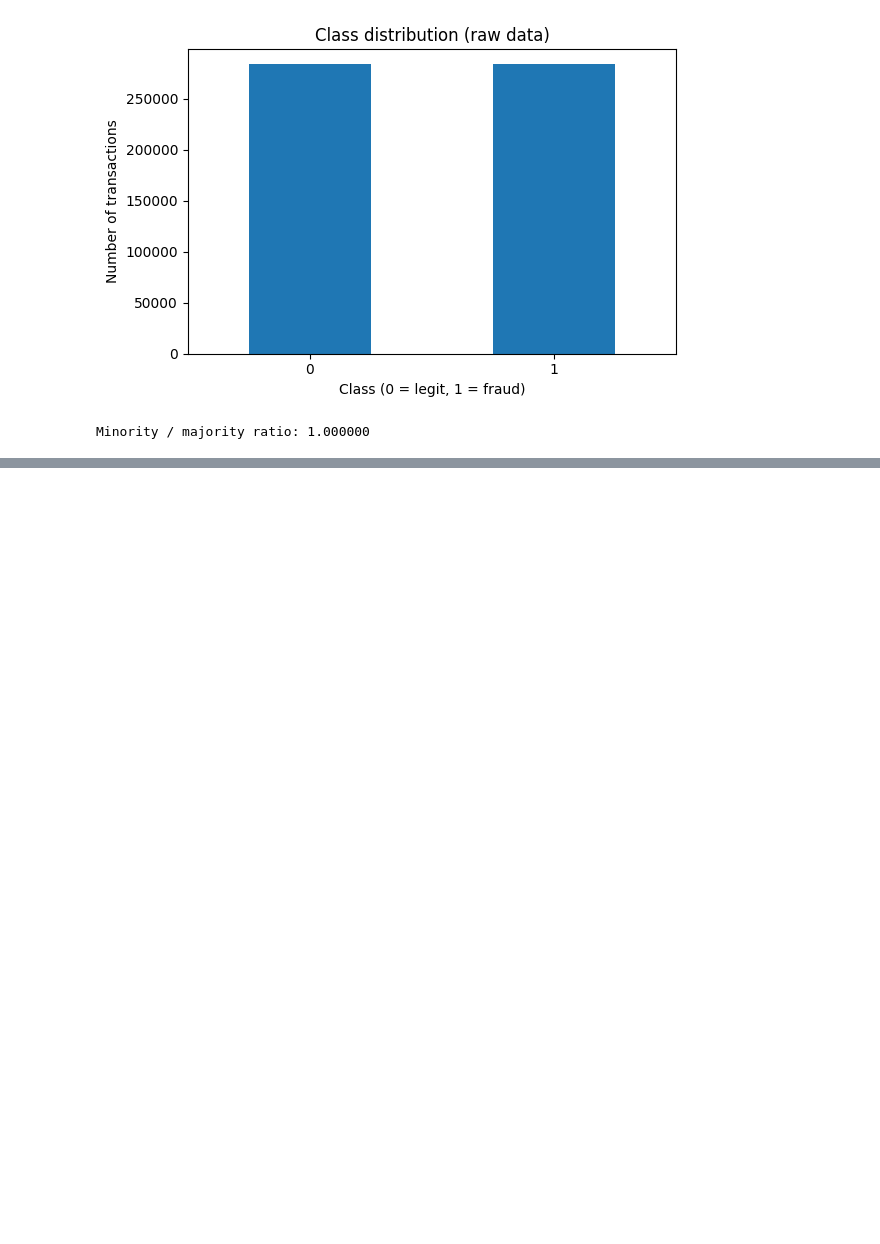
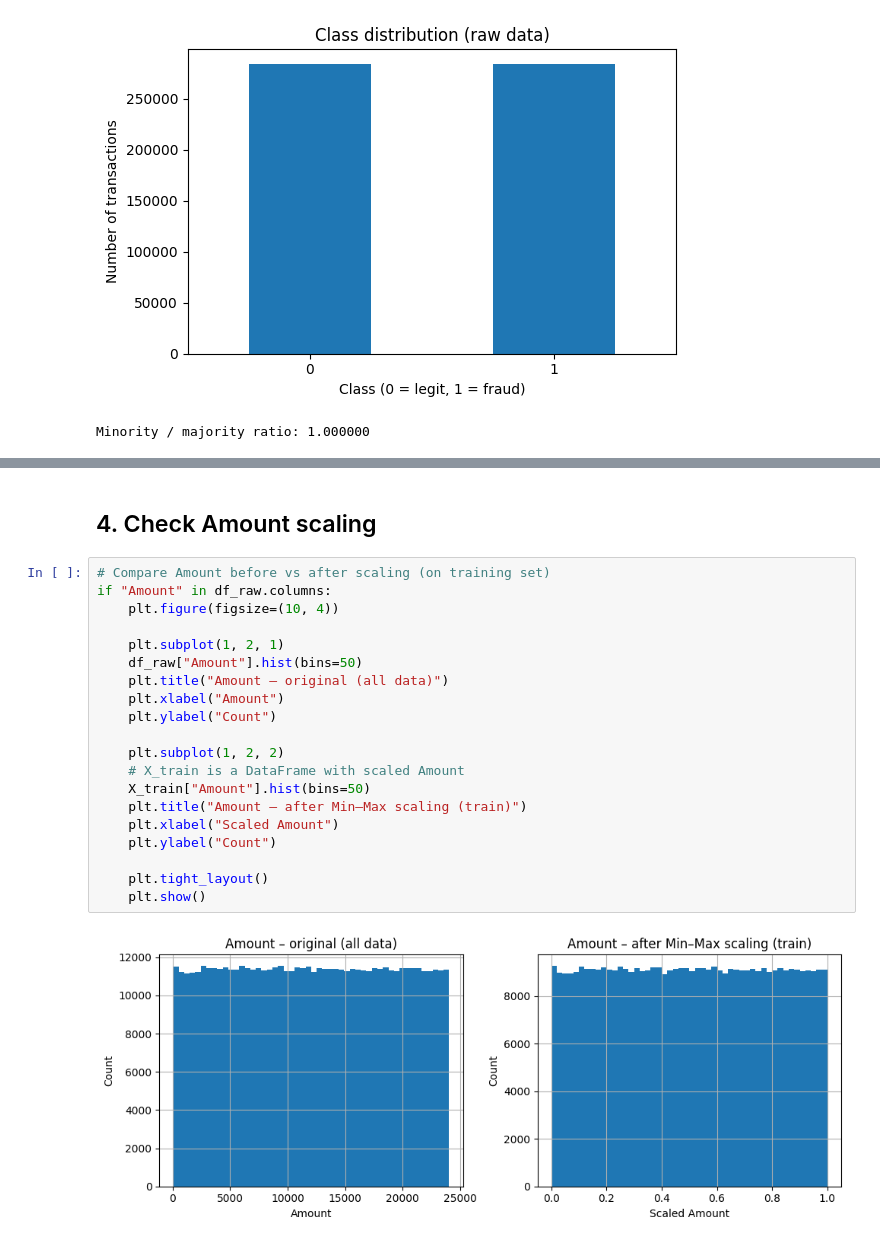
Before and after one commit to whuan349/DS3000_Credit_Card_Fraud_Detection, a Jupyter notebook: DS3000_Project.ipynb, the cells around one changed output, grey strips where cells are left out. Cells and saved outputs as stored; diff of their text form; blank space fills up the shorter version.

```diff
--- a/DS3000_Project.ipynb
+++ b/DS3000_Project.ipynb
@@ -176,0 +126,24 @@ KeyError: 'X_train_sm'
+# %% [markdown]
+## 4. Check Amount scaling
+# %%
+# Compare Amount before vs after scaling (on training set)
+if "Amount" in df_raw.columns:
+    plt.figure(figsize=(10, 4))
+
+    plt.subplot(1, 2, 1)
+    df_raw["Amount"].hist(bins=50)
+    plt.title("Amount – original (all data)")
+    plt.xlabel("Amount")
+    plt.ylabel("Count")
+
+    plt.subplot(1, 2, 2)
+    # X_train is a DataFrame with scaled Amount
+    X_train["Amount"].hist(bins=50)
+    plt.title("Amount – after Min–Max scaling (train)")
+    plt.xlabel("Scaled Amount")
+    plt.ylabel("Count")
+
+    plt.tight_layout()
+    plt.show()
+# %% [output]
+[figure, added]
```
Also changed, not shown: parts of 11 cells of this notebook.
